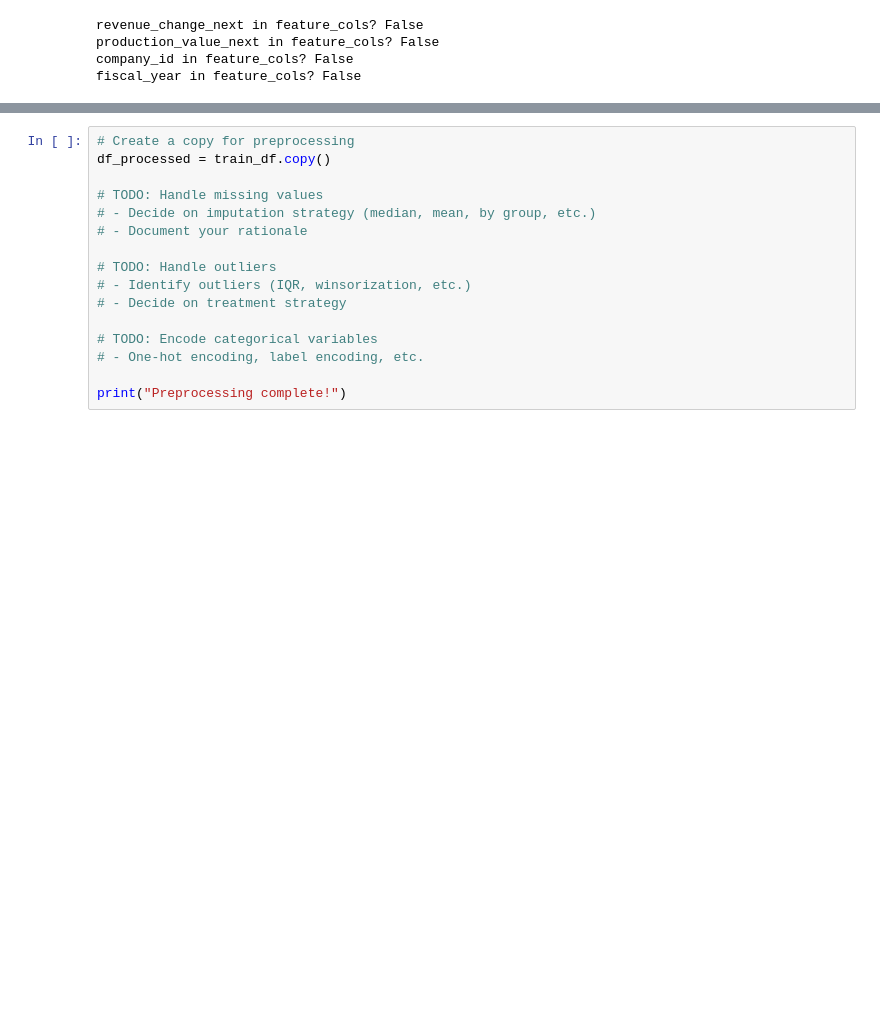
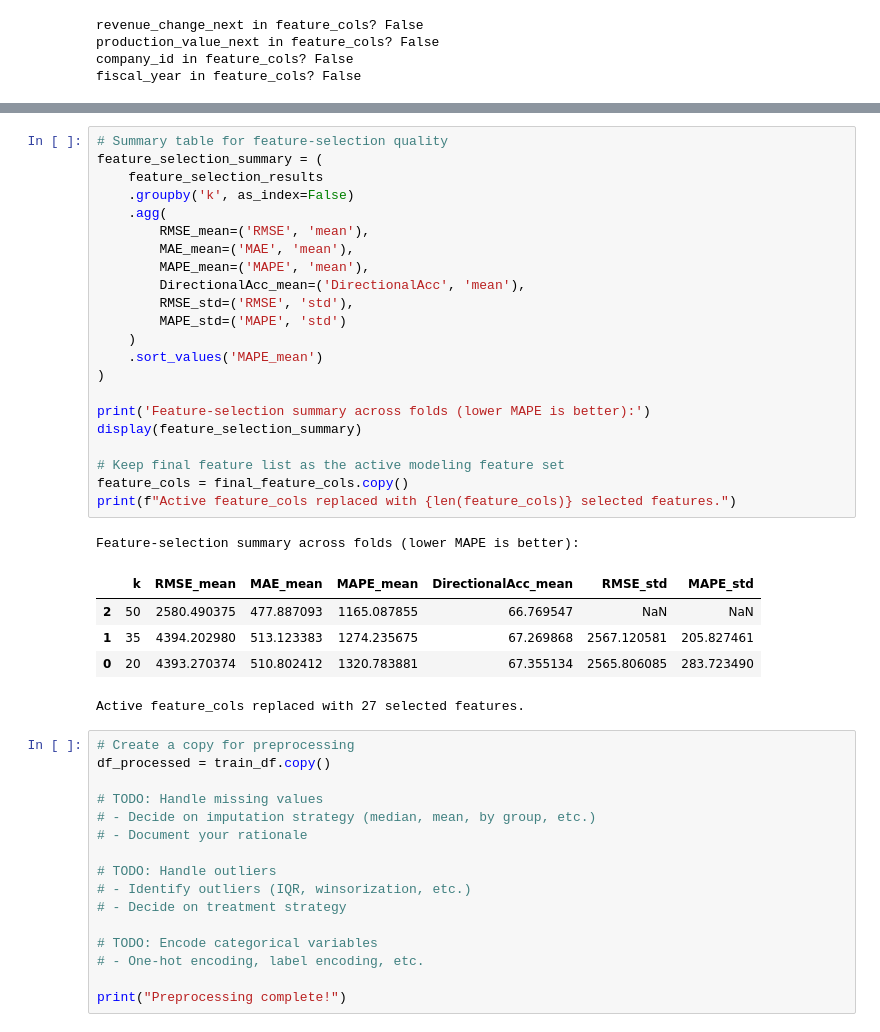
Before and after one commit to KorayAydin3k/Expert_AI_project, a Jupyter notebook: notebook/starter_template_2.ipynb, the cells around one changed output, grey strips where cells are left out. Cells and saved outputs as stored; diff of their text form; blank space fills up the shorter version.

```diff
--- a/notebook/starter_template_2.ipynb
+++ b/notebook/starter_template_2.ipynb
@@ -1049,3 +1518,32 @@ fiscal_year in feature_cols? False
+# %%
+# Summary table for feature-selection quality
+feature_selection_summary = (
+    feature_selection_results
+    .groupby('k', as_index=False)
+    .agg(
+        RMSE_mean=('RMSE', 'mean'),
+        MAE_mean=('MAE', 'mean'),
+        MAPE_mean=('MAPE', 'mean'),
+        DirectionalAcc_mean=('DirectionalAcc', 'mean'),
+        RMSE_std=('RMSE', 'std'),
+        MAPE_std=('MAPE', 'std')
+    )
+    .sort_values('MAPE_mean')
+)
+
+print('Feature-selection summary across folds (lower MAPE is better):')
+display(feature_selection_summary)
+
+# Keep final feature list as the active modeling feature set
+feature_cols = final_feature_cols.copy()
+print(f"Active feature_cols replaced with {len(feature_cols)} selected features.")
+# %% [output]
+Feature-selection summary across folds (lower MAPE is better):
+|  | k | RMSE_mean | MAE_mean | MAPE_mean | DirectionalAcc_mean | RMSE_std | MAPE_std |
+| 2 | 50 | 2580.490375 | 477.887093 | 1165.087855 | 66.769547 | NaN | NaN |
+| 1 | 35 | 4394.202980 | 513.123383 | 1274.235675 | 67.269868 | 2567.120581 | 205.827461 |
+| 0 | 20 | 4393.270374 | 510.802412 | 1320.783881 | 67.355134 | 2565.806085 | 283.723490 |
+Active feature_cols replaced with 27 selected features.
 # %%
 # Create a copy for preprocessing
 df_processed = train_df.copy()
```
Also changed, not shown: parts of 7 cells of this notebook.
